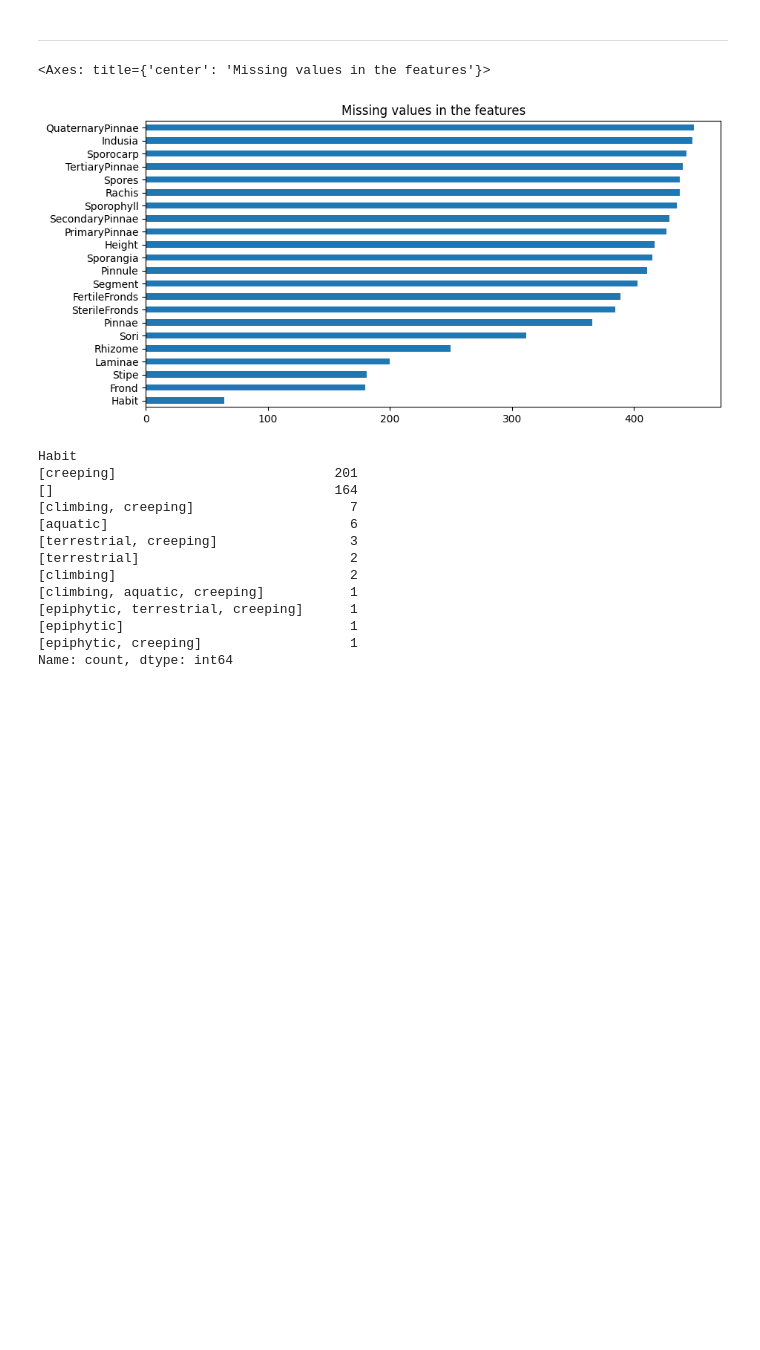
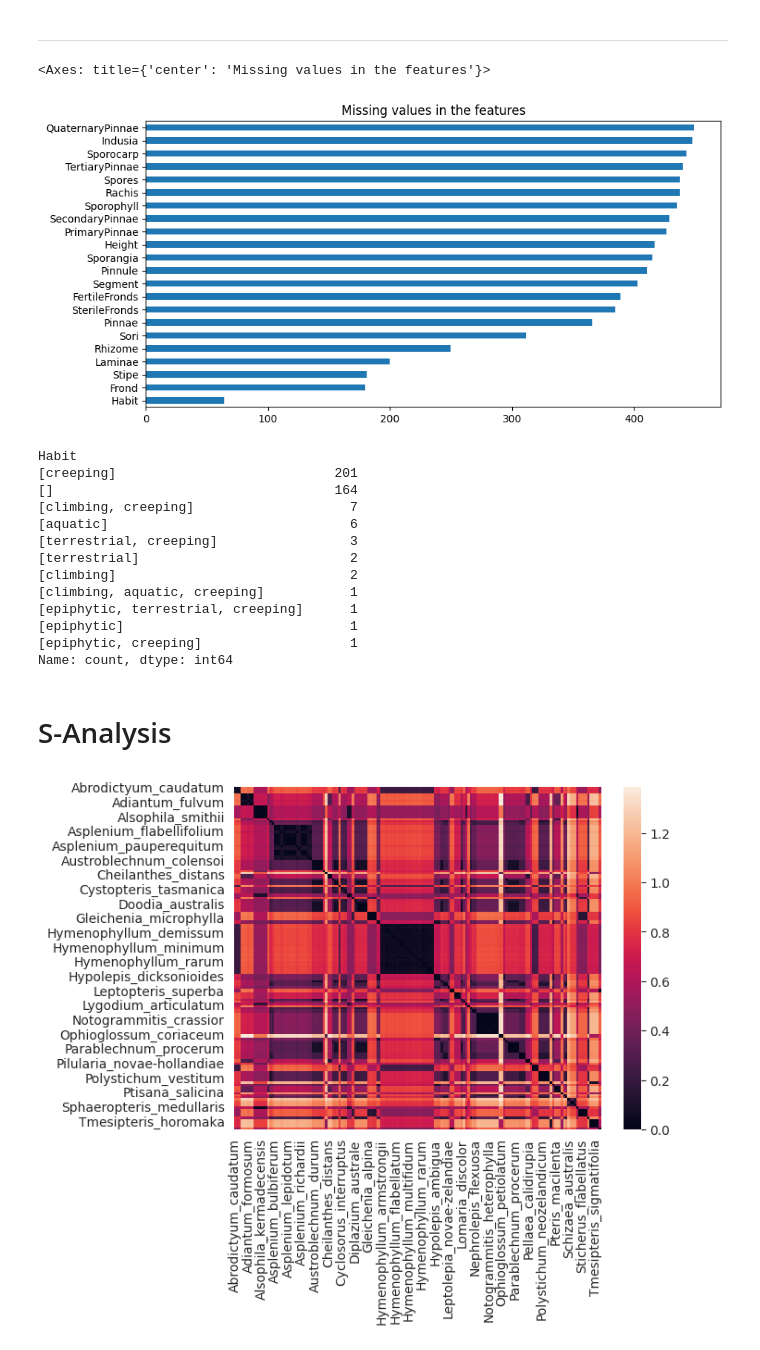
Before and after one commit to simone7monaco/newzeland-plants, a Jupyter notebook: Felci/extractor.ipynb, the cells around one changed output. Saved outputs shown, nothing was run; the diff lists cells and outputs as text; code cells hidden in the pictures; blank space fills up the shorter version.

```diff
--- a/Felci/extractor.ipynb
+++ b/Felci/extractor.ipynb
@@ -10,5 +12,7 @@ import numpy as np
 # %%
 from tqdm.auto import tqdm
+
+fern_species = pd.read_excel("Species list.xlsx")
 
 conditional_newline = lambda sp: '\s*\n?'.join(sp.split(' ')).replace('.', '\.').replace('(', '\(').replace(')', '\)').replace('[', '\[').replace(']', '\]')
 sp_descriptions = pd.DataFrame()
@@ -32,7 +36,7 @@ for fam in tqdm(fern_species.Family.unique()):
         species = species
         if (cnt := len(re.findall(conditional_newline(species), text))) == 0:
             print(f"{fam} | {species} wrongly appearing (count: {cnt})")
-            foo
+            raise ValueError
         # start = text.find(species)
         # start is the first character of the species name assuming to find it in the text
         # with potentially some '\n' characters in between
@@ -419,3 +423,39 @@ Habit
 [epiphytic]                             1
 [epiphytic, creeping]                   1
 Name: count, dtype: int64
+# %% [markdown]
+# S-Analysis
+# %%
+import numpy as np
+import pandas as pd
+import matplotlib.pyplot as plt
+import seaborn as sns
+sns.set_style('whitegrid')
+
+fern_dataset = pd.read_excel('Simonny dataset final.xlsx')
+distance_matrix = pd.read_excel('distance_matrix.xlsx', index_col=0)
+
+fern_dataset.index = fern_dataset.Species.str.replace(' ', '_')
+fern_dataset = fern_dataset.drop(columns='Species')
+
+# for all species in fern_dataset which is actually a subspecies (Species_name_subs._subname), replace the corresponding row and column in the distance matrix (which only have the main species)
+# with as many row/columns as the number of subspecies
+
+subspecies = [x for x in fern_dataset.index if 'subsp.' in x]
+for sub in subspecies:
+    main_species = sub.split('_subsp.')[0]
+    distance_matrix.loc[main_species] = distance_matrix.loc[main_species]
+    distance_matrix[main_species] = distance_matrix[main_species]
+
+# all subspecies have distance 0 from each other, then remove the rows and columns of the main species
+for ms in set([x.split('_subsp.')[0] for x in subspecies]):
+    distance_matrix = distance_matrix.drop(ms, axis=0).drop(ms, axis=1)
+    distance_matrix.loc[[i for i in distance_matrix.index if i.startswith(ms)], [i for i in distance_matrix.columns if i.startswith(ms)]] = 0
+
+available_species = fern_dataset.index.intersection(distance_matrix.index)
+# fern_dataset = fern_dataset.loc[available_species]
+distance_matrix = distance_matrix.loc[available_species, available_species]
+
+g = sns.heatmap(distance_matrix)
+# %% [output]
+[figure, added]
```
Also changed, not shown: parts of 11 cells of this notebook, 6 other files.
